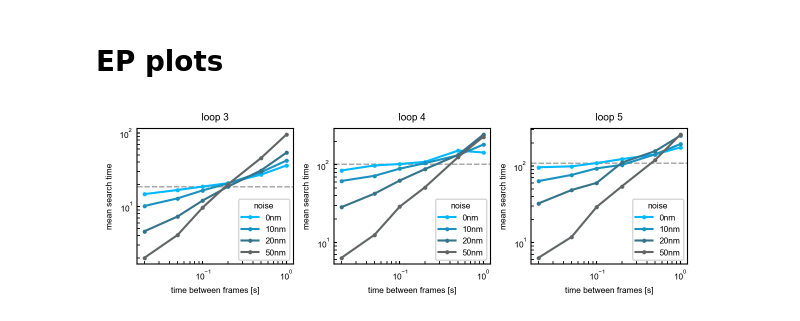
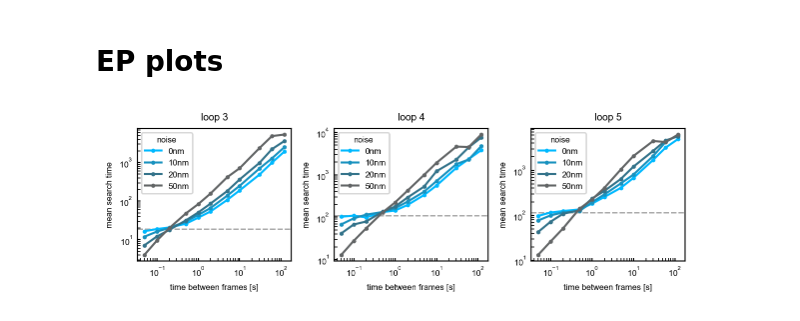
Before and after one commit to jjusuf2/looping_review_code, a Jupyter notebook: figure_code/Fig3_search_times_figures.ipynb, the cells around one changed output. Cells and saved outputs as stored; diff of their text form; code cells hidden in the pictures.

```diff
--- a/figure_code/Fig3_search_times_figures.ipynb
+++ b/figure_code/Fig3_search_times_figures.ipynb
@@ -54,11 +56,18 @@ ax.set_ylabel('3D distance [nm]');
 # %% [markdown]
 # CTCF plots
 # %%
-search_times_CTCF = pd.read_csv(f'../data/search_times_CTCF.csv')
+dt_arr = np.array([0.02, 0.05, 0.1, 0.2, 0.5, 1, 2, 5, 10, 30, 60, 120])
+
+search_times_CTCF_list = [pd.read_csv(f'../data/search_times_CTCF_deltaT_{dt_arr[0]}s.csv')]
+for dt in dt_arr[1:]:
+    temp_df = pd.read_csv(f'../data/search_times_CTCF_deltaT_{dt}s.csv')
+    temp_df['dt'] = [dt] * len(temp_df)
+    search_times_CTCF_list.append(temp_df)
+search_times_CTCF = pd.concat(search_times_CTCF_list)
+
 search_times_CTCF_actual = pd.read_csv('../data/search_times_CTCF_actual.csv')
 
 CTCF_loops = [0, 1, 2]
-dt_arr = np.array([1, 2, 5, 10, 30, 60])
 
 colors = {0: '#cf2600',
           10: '#ab5d3e',
@@ -85,5 +94,5 @@ for ax_index, loop_num in enumerate(CTCF_loops):
     axs[ax_index].legend(handles=handles, title='noise');
     axs[ax_index].set_title(f'loop {loop_num}')
 
-plt.tight_layout()
+plt.savefig('../figure_exports/Fig3_CTCF_search_times_all.svg')
 # %% [output]
@@ -123,43 +132,45 @@ plt.savefig('../figure_exports/fig3b.svg')
 # %% [markdown]
 # EP plots
 # %%
-search_times_EP = pd.read_csv('../data/search_times_EP_deltaT_0.02s.csv')
-search_times_EP['dt'] = np.repeat(0.02, len(search_times_EP))
-for dt in [0.05, 0.1, 0.2, 0.5, 1.0]:
-    df_temp = pd.read_csv(f'../data/search_times_EP_deltaT_{dt}s.csv')
-    df_temp['dt'] = np.repeat(dt, len(df_temp))
-    search_times_EP = pd.concat((search_times_EP, df_temp))
+dt_arr = np.array([0.02, 0.05, 0.1, 0.2, 0.5, 1, 2, 5, 10, 30, 60, 120])
+
+search_times_EP_list = [pd.read_csv(f'../data/search_times_EP_deltaT_{dt_arr[0]}s.csv')]
+for dt in dt_arr[1:]:
+    temp_df = pd.read_csv(f'../data/search_times_EP_deltaT_{dt}s.csv')
+    temp_df['dt'] = [dt] * len(temp_df)
+    search_times_EP_list.append(temp_df)
+search_times_EP = pd.concat(search_times_EP_list)
 
 EP_loops = [3, 4, 5]
-dt_arr = np.array([0.02, 0.05, 0.1, 0.2, 0.5, 1.0])
 
 colors = {0: '#00b9ff',
           10: '#1992bf',
           20: '#34738a',
           50: '#626566'}
 
 fig, axs = plt.subplots(1, 3, figsize=(6, 2))
 for ax_index, loop_num in enumerate(EP_loops):
     for noise in [0, 10, 20, 50]:
         x = []
         y = []
         for dt in dt_arr:
             x.append(dt)
             y.append(np.mean(search_times_EP.loc[(search_times_EP['loop']==loop_num) &
                                 (search_times_EP['noise']==noise) &
                                 (search_times_EP['dt']==dt), 'time']))
         axs[ax_index].plot(x, y, marker='o', ms=2, label=f'{noise}nm', color=colors[noise])
         axs[ax_index].axhline(np.mean(search_times_EP.loc[((search_times_EP['loop']==loop_num) &
                                                 (search_times_EP['noise']==0) &
                                                 (search_times_EP['dt']==0.1)),'time']), 0, 1, color='#aaaaaa', linestyle='--', linewidth=1, zorder=-1)
     handles, labels = axs[ax_index].get_legend_handles_labels()
     axs[ax_index].set_xscale('log')
     axs[ax_index].set_yscale('log')
     axs[ax_index].set_xlabel('time between frames [s]')
     axs[ax_index].set_ylabel('mean search time');
     axs[ax_index].legend(handles=handles, title='noise');
     axs[ax_index].set_title(f'loop {loop_num}')
 
 plt.tight_layout()
+plt.savefig('../figure_exports/Fig3_CTCF_search_times_all.svg')
 # %% [output]
-[figure, old version]
+[figure, new version]
```
Also changed, not shown: parts of 3 cells of this notebook, 8 other files.
